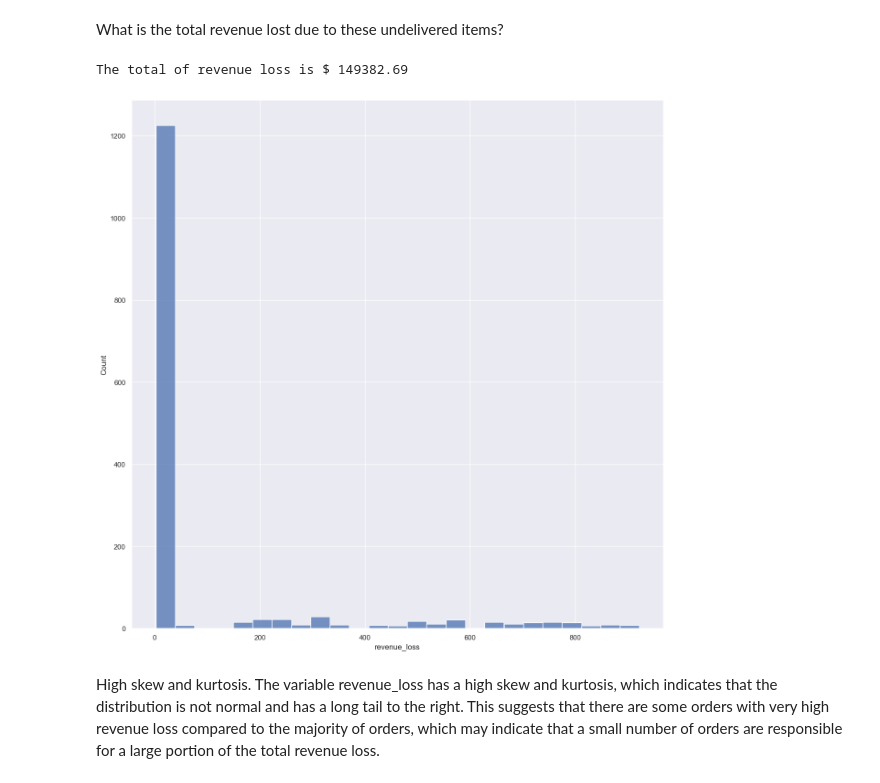
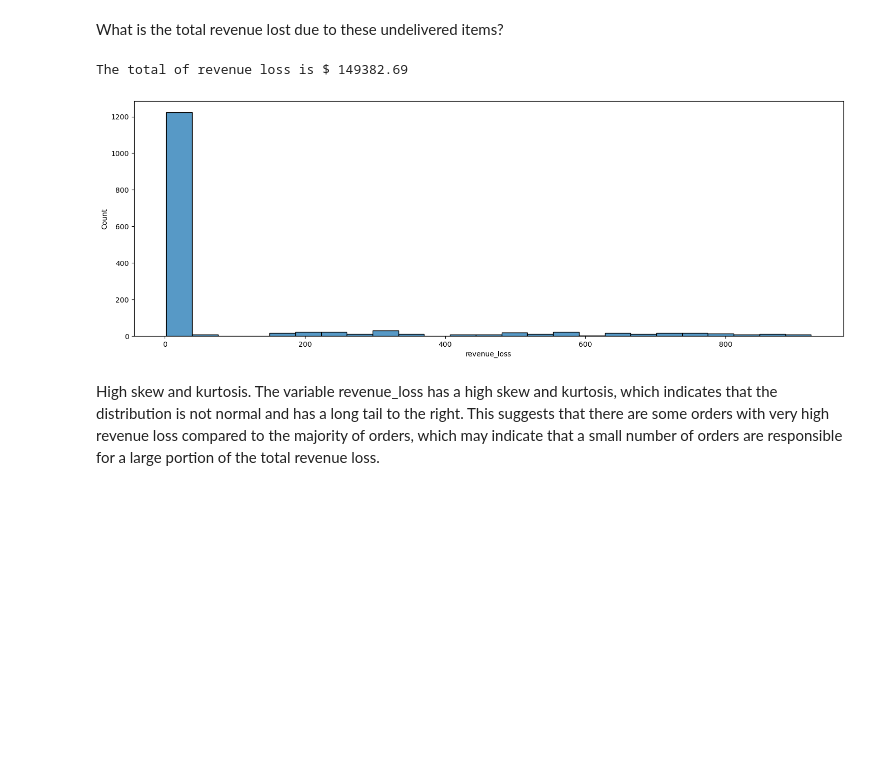
Before and after one commit to IgorQueiroz23031988/Walmart-Delivery-Fraud-Detection, a Jupyter notebook: notebooks/Walmart_Delivery_Fraud_Detection.ipynb, the cells around one changed output. Saved outputs shown, nothing was run; the diff lists cells and outputs as text; code cells hidden in the pictures; blank space fills up the shorter version.

```diff
--- a/notebooks/Walmart_Delivery_Fraud_Detection.ipynb
+++ b/notebooks/Walmart_Delivery_Fraud_Detection.ipynb
@@ -1137,7 +1283,9 @@ df_orders_3['day_of_week'] = df_orders_3['date'].dt.day_name()
 df_orders_3['hour'] = df_orders_3['delivery_hour'].dt.hour.astype('int64')
 
 def period_of_day(hour):
-    if 6 <= hour < 12:
+    if 0 <= hour < 6:
+        return 'Late Night'
+    elif 6 <= hour < 12:
         return 'Morning'
     elif 12 <= hour < 18:
         return 'Afternoon'
@@ -1449,13 +1572,13 @@ The total of missing items is 1502
 # %% [markdown]
 What is the total revenue lost due to these undelivered items?
 # %%
-sns.set(rc={"figure.figsize": (15, 15)})
+plt.figure(figsize=(18, 6))
 sns.histplot(df_res_var['revenue_loss'], bins = 25)
 
 print('The total of revenue loss is $', df_res_var['revenue_loss'].sum())
 # %% [output]
 The total of revenue loss is $ 149382.69
-[figure, old version]
+[figure, new version]
 # %% [markdown]
 High skew and kurtosis. The variable revenue_loss has a high skew and kurtosis, which indicates that the distribution is not normal and has a long tail to the right.
 This suggests that there are some orders with very high revenue loss compared to the majority of orders, which may indicate that a small number of orders are responsible for a large portion of the total revenue loss.
```
Also changed, not shown: parts of 109 cells of this notebook, 3 other files.
